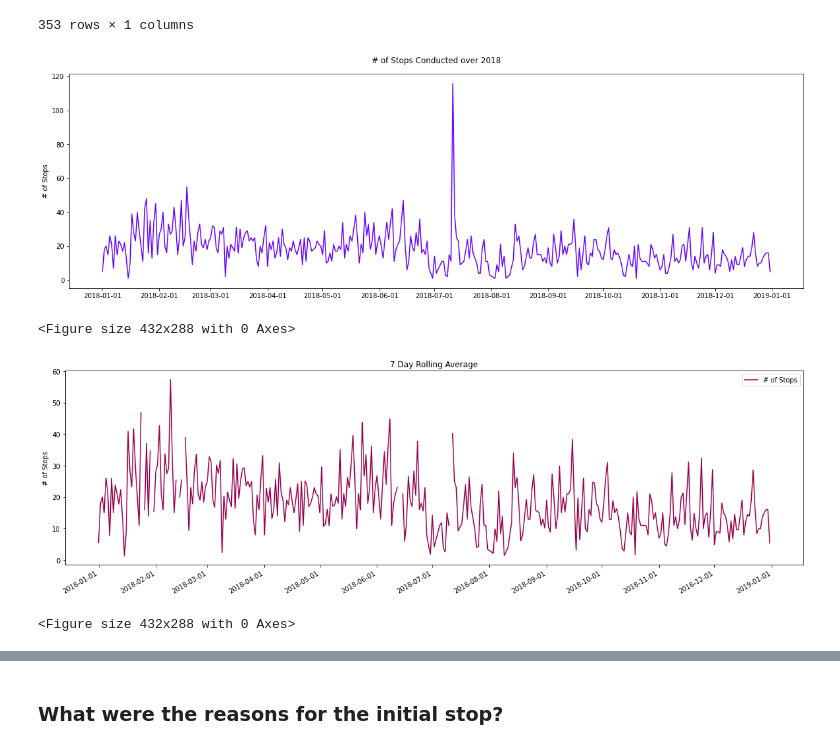
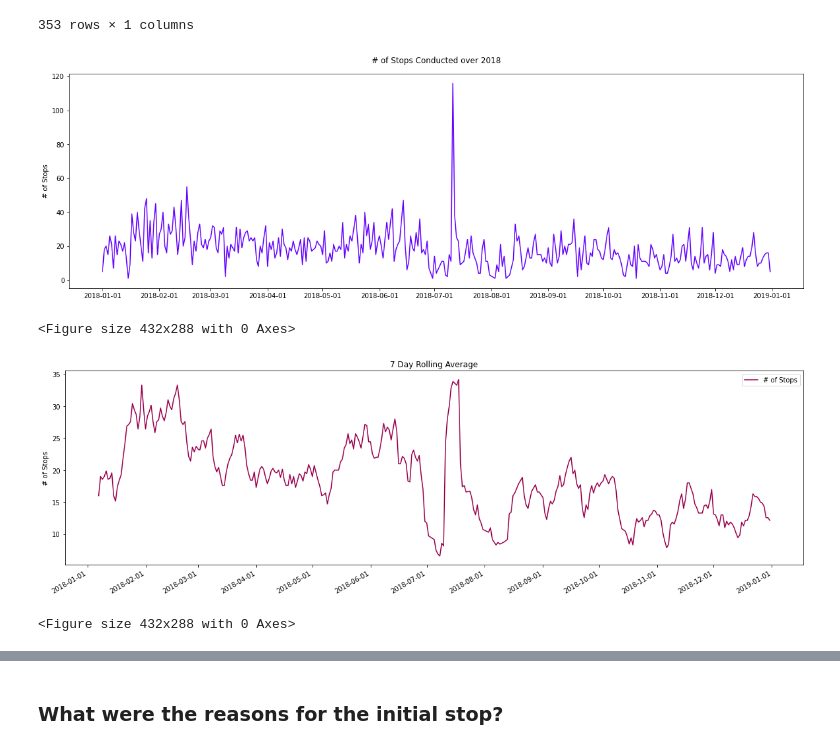
Before and after one commit to BHuesmann/u_city_2018_vehicle_stops, a Jupyter notebook: u_city_2018_vehicle_stops.ipynb, the cells around one changed output, grey strips where cells are left out. Drawn from its saved outputs; the diff is of its cells as text; code cells hidden in the pictures.

```diff
--- a/u_city_2018_vehicle_stops.ipynb
+++ b/u_city_2018_vehicle_stops.ipynb
@@ -183,31 +183,32 @@ display(date_df)
 # %%
 #Must create figure and axes object first, in order to modify the appearance of the charts
 fig, ax = plt.subplots(figsize=(20,6))
 date_fig = sns.lineplot(x=date_df.index,
                        y='# of Stops',
                        data=date_df,
                        color='#6403ff')
 date_fig.set_title("# of Stops Conducted over 2018", y=1.03)
 
 #Creating list to set x-tick marks to something more readable
 beg_month = ['2018-01', '2018-02', '2018-03', '2018-04', '2018-05', '2018-06', '2018-07', '2018-08', '2018-09', \
             '2018-10', '2018-11', '2018-12', '2019-01']
 date_fig.set(xticks=beg_month)
 plt.show()
 
 plt.savefig('Count_Stops_2018.png')
 
 #Creating a rolling average chart, to smooth out the lines to better extract insights
 date_roll_avg = date_df[['# of Stops']]
+date_roll_avg.sort_index(inplace=True)
 date_roll_avg.rolling(7).mean().plot(figsize=(20,6), color='#99004d')
 plt.title('7 Day Rolling Average')
 plt.ylabel('# of Stops')
 plt.xticks(beg_month)
 plt.show()
 
 plt.savefig('Roll_Count_Stops_2018.png')
 # %% [output]
 [figure]
 <Figure size 432x288 with 0 Axes>
-[figure, old version]
+[figure, new version]
 <Figure size 432x288 with 0 Axes>
```
Also changed, not shown: parts of 1 cell of this notebook.
